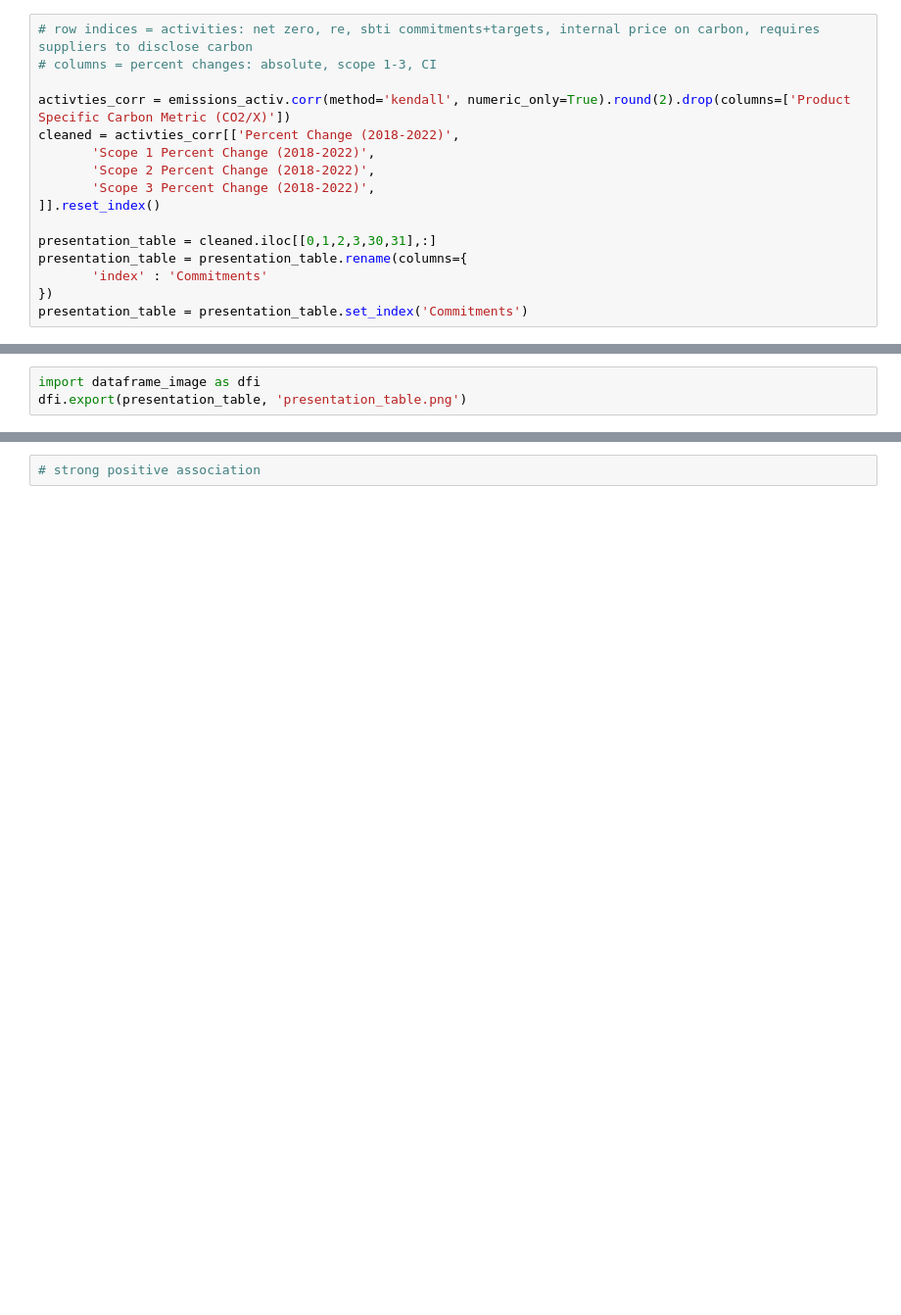
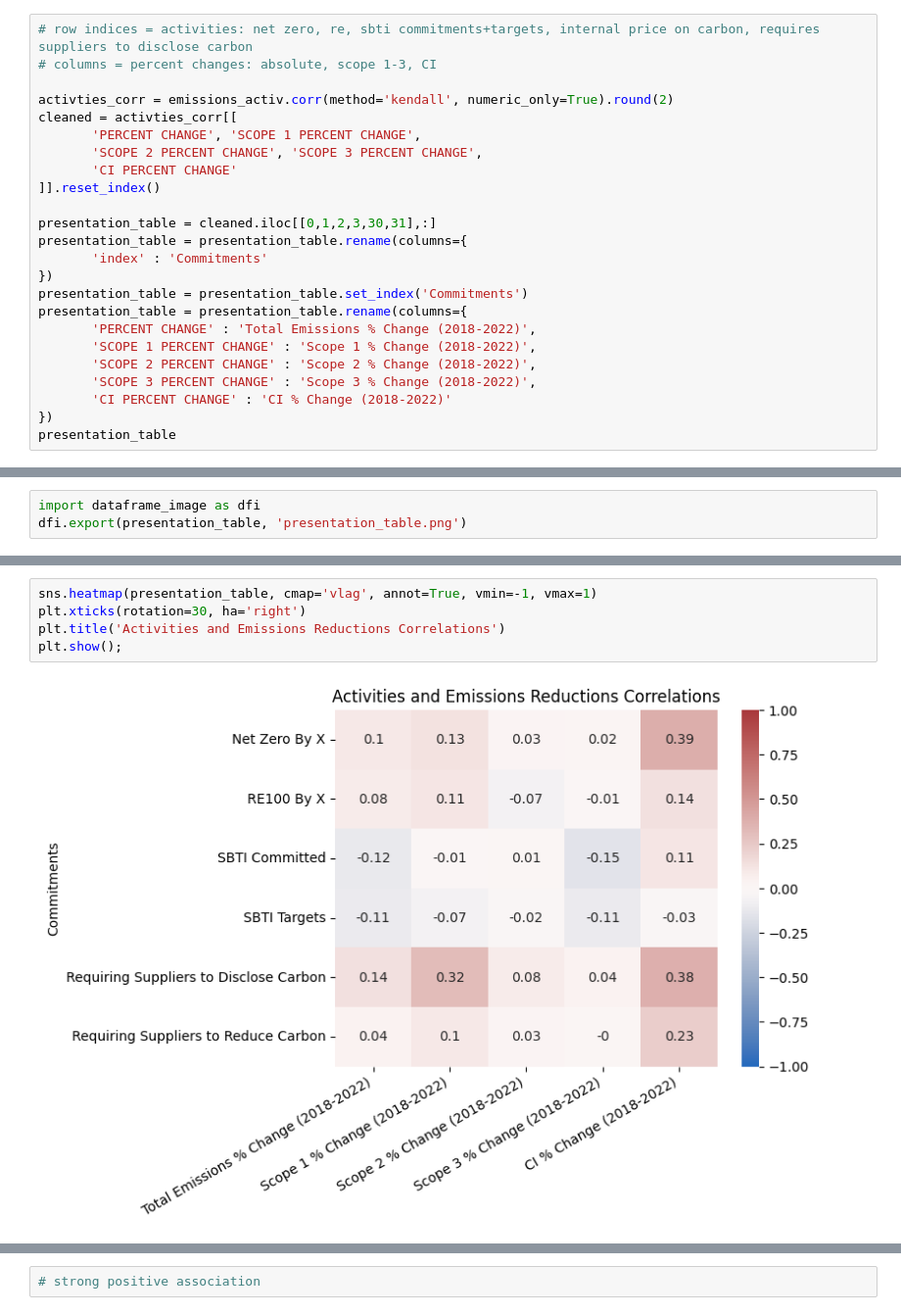
Before and after one commit to zcjanin/decarbonization-2024, a Jupyter notebook: Correlations.ipynb, the cells around one changed output, grey strips where cells are left out. Shown at 98% size. Saved outputs shown, nothing was run; the diff lists cells and outputs as text; blank space fills up the shorter version.

```diff
--- a/Correlations.ipynb
+++ b/Correlations.ipynb
@@ -115,11 +152,11 @@ emissions_activ = merged.merge(activities, on='Company Name')
 # row indices = activities: net zero, re, sbti commitments+targets, internal price on carbon, requires suppliers to disclose carbon
 # columns = percent changes: absolute, scope 1-3, CI
 
-activties_corr = emissions_activ.corr(method='kendall', numeric_only=True).round(2).drop(columns=['Product Specific Carbon Metric (CO2/X)'])
-cleaned = activties_corr[['Percent Change (2018-2022)',
-       'Scope 1 Percent Change (2018-2022)',
-       'Scope 2 Percent Change (2018-2022)',
-       'Scope 3 Percent Change (2018-2022)',
+activties_corr = emissions_activ.corr(method='kendall', numeric_only=True).round(2)
+cleaned = activties_corr[[
+       'PERCENT CHANGE', 'SCOPE 1 PERCENT CHANGE',
+       'SCOPE 2 PERCENT CHANGE', 'SCOPE 3 PERCENT CHANGE',
+       'CI PERCENT CHANGE'
 ]].reset_index()
 
 presentation_table = cleaned.iloc[[0,1,2,3,30,31],:]
@@ -127,3 +164,11 @@ presentation_table = presentation_table.rename(columns={
        'index' : 'Commitments'
 })
 presentation_table = presentation_table.set_index('Commitments')
+presentation_table = presentation_table.rename(columns={
+       'PERCENT CHANGE' : 'Total Emissions % Change (2018-2022)',
+       'SCOPE 1 PERCENT CHANGE' : 'Scope 1 % Change (2018-2022)',
+       'SCOPE 2 PERCENT CHANGE' : 'Scope 2 % Change (2018-2022)',
+       'SCOPE 3 PERCENT CHANGE' : 'Scope 3 % Change (2018-2022)',
+       'CI PERCENT CHANGE' : 'CI % Change (2018-2022)'
+})
+presentation_table
@@ -157,3 +187,10 @@ activties_corr
+# %%
+sns.heatmap(presentation_table, cmap='vlag', annot=True, vmin=-1, vmax=1)
+plt.xticks(rotation=30, ha='right')
+plt.title('Activities and Emissions Reductions Correlations')
+plt.show();
+# %% [output]
+[figure, added]
 # %%
 # color code differently to view extremes, middle is lighter color and edges darker, if care about negative or positive then use red white blue color map,
 # white in the middle
```
Also changed, not shown: parts of 15 cells of this notebook, 4 other files.
